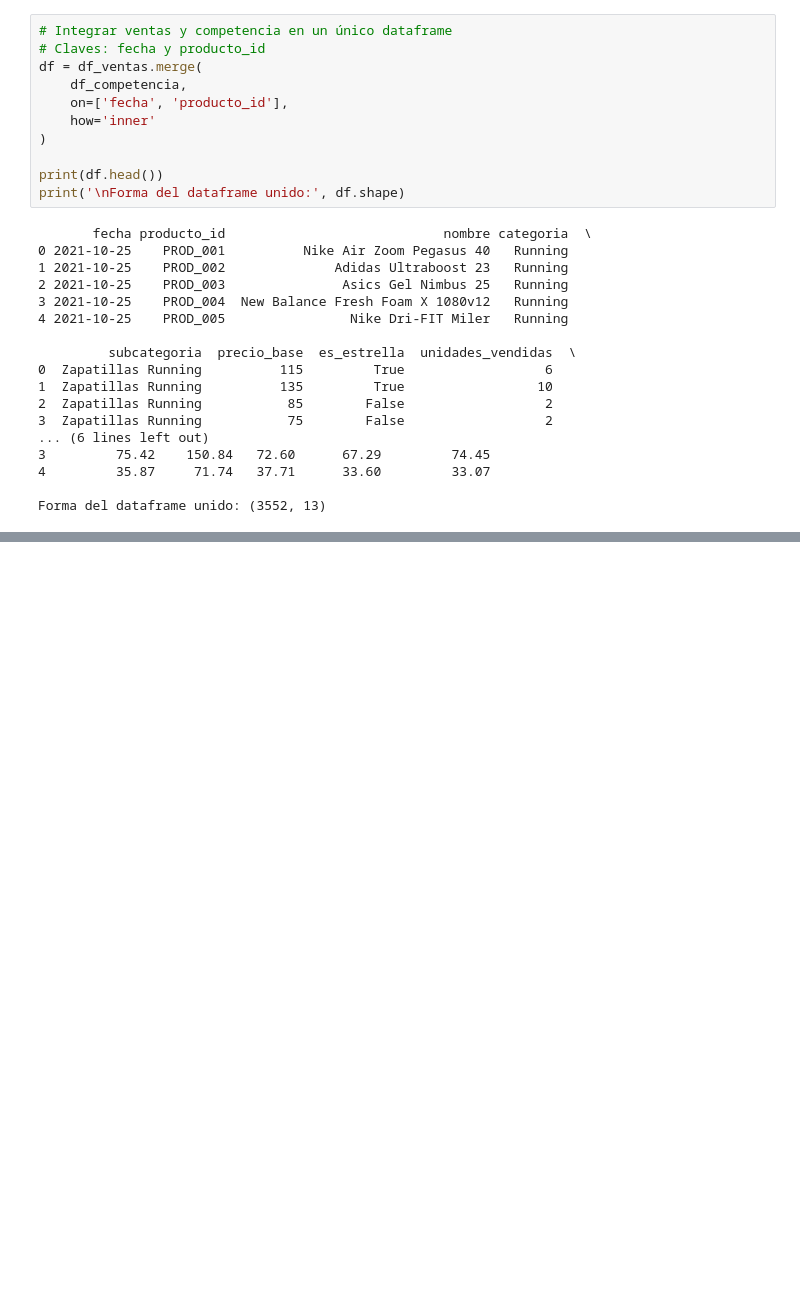
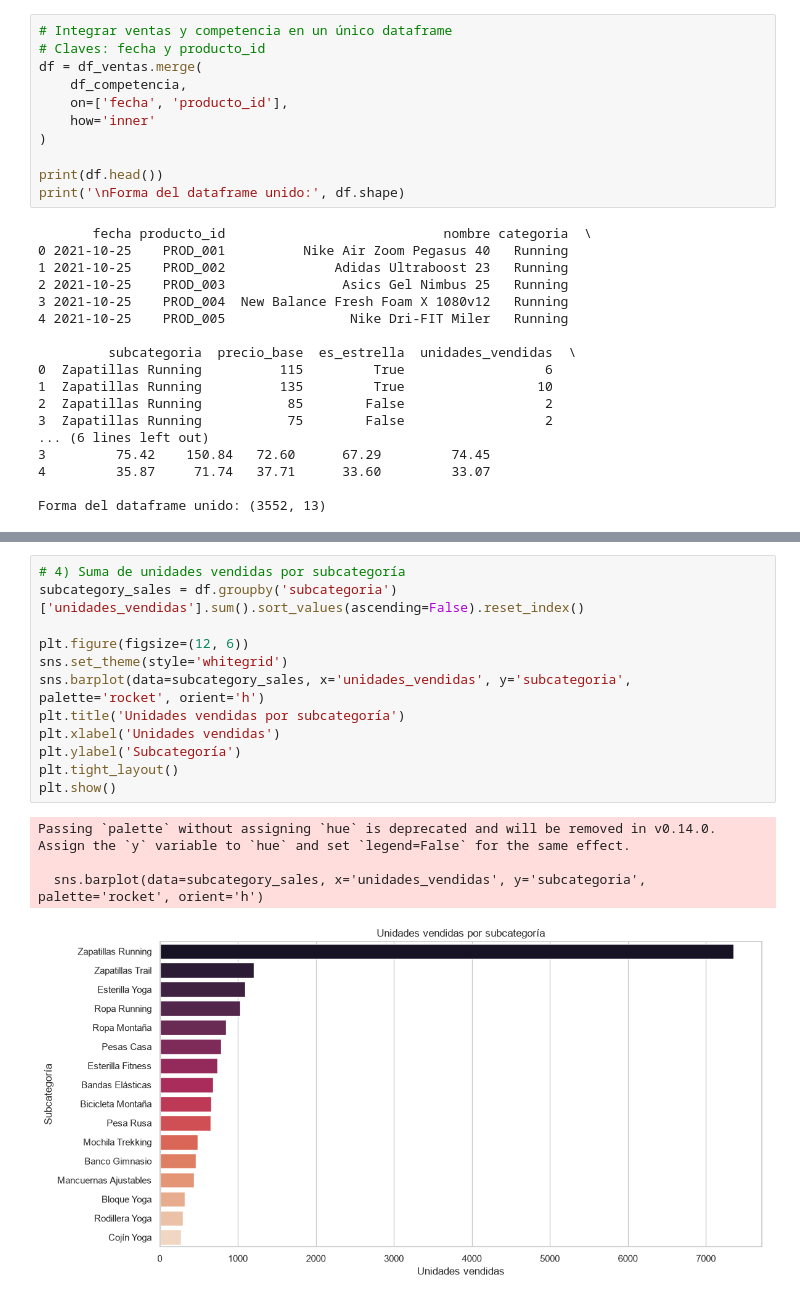
Before and after one commit to giralrez/Proyecto-Forecasting-retail-DS, a Jupyter notebook: notebooks/entrenamiento.ipynb, the cells around one changed output, grey strips where cells are left out. Cells and saved outputs as stored; diff of their text form; blank space fills up the shorter version.

```diff
--- a/notebooks/entrenamiento.ipynb
+++ b/notebooks/entrenamiento.ipynb
@@ -208,0 +371,17 @@ df.head()
+# %%
+# 4) Suma de unidades vendidas por subcategoría
+subcategory_sales = df.groupby('subcategoria')['unidades_vendidas'].sum().sort_values(ascending=False).reset_index()
+
+plt.figure(figsize=(12, 6))
+sns.set_theme(style='whitegrid')
+sns.barplot(data=subcategory_sales, x='unidades_vendidas', y='subcategoria', palette='rocket', orient='h')
+plt.title('Unidades vendidas por subcategoría')
+plt.xlabel('Unidades vendidas')
+plt.ylabel('Subcategoría')
+plt.tight_layout()
+plt.show()
+# %% [output]
+Passing `palette` without assigning `hue` is deprecated and will be removed in v0.14.0. Assign the `y` variable to `hue` and set `legend=False` for the same effect.
+
+  sns.barplot(data=subcategory_sales, x='unidades_vendidas', y='subcategoria', palette='rocket', orient='h')
+[figure, added]
```
Also changed, not shown: parts of 8 cells of this notebook.
